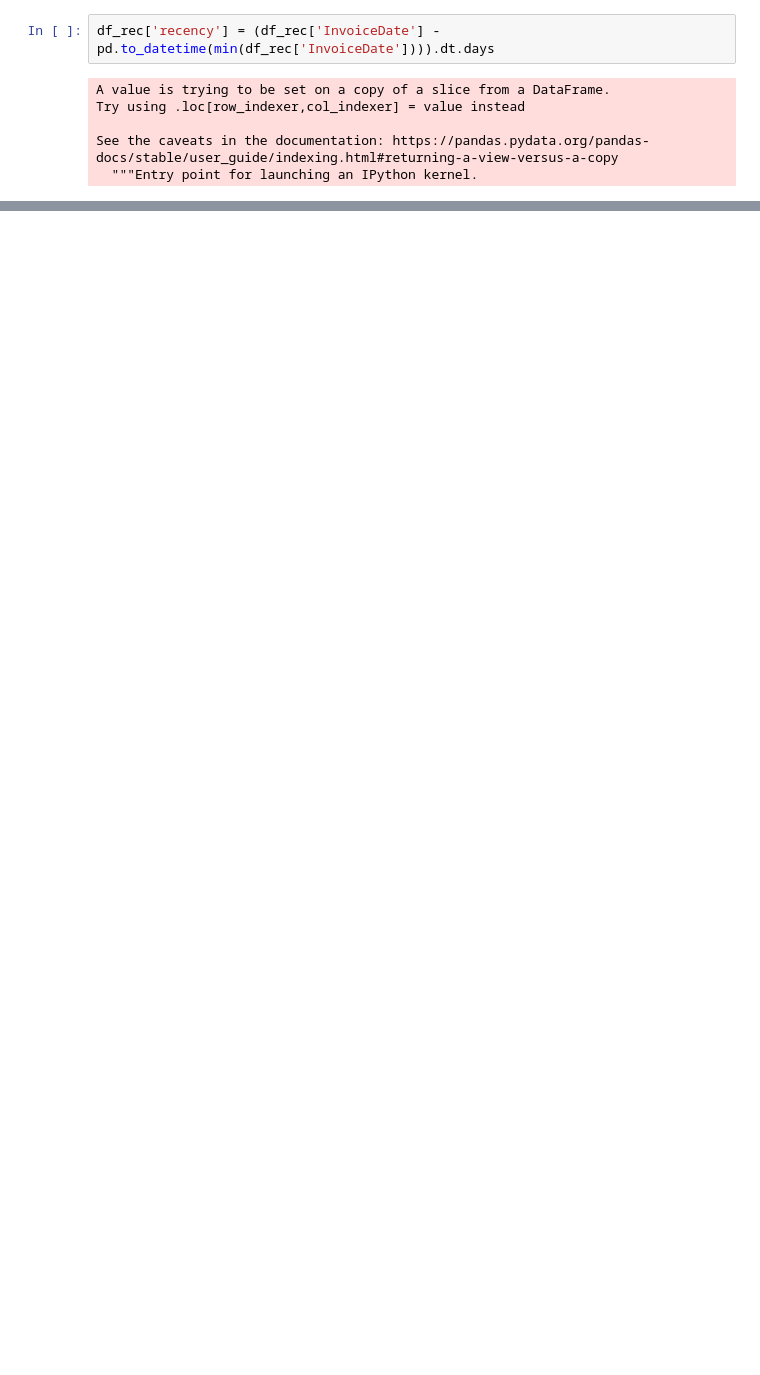
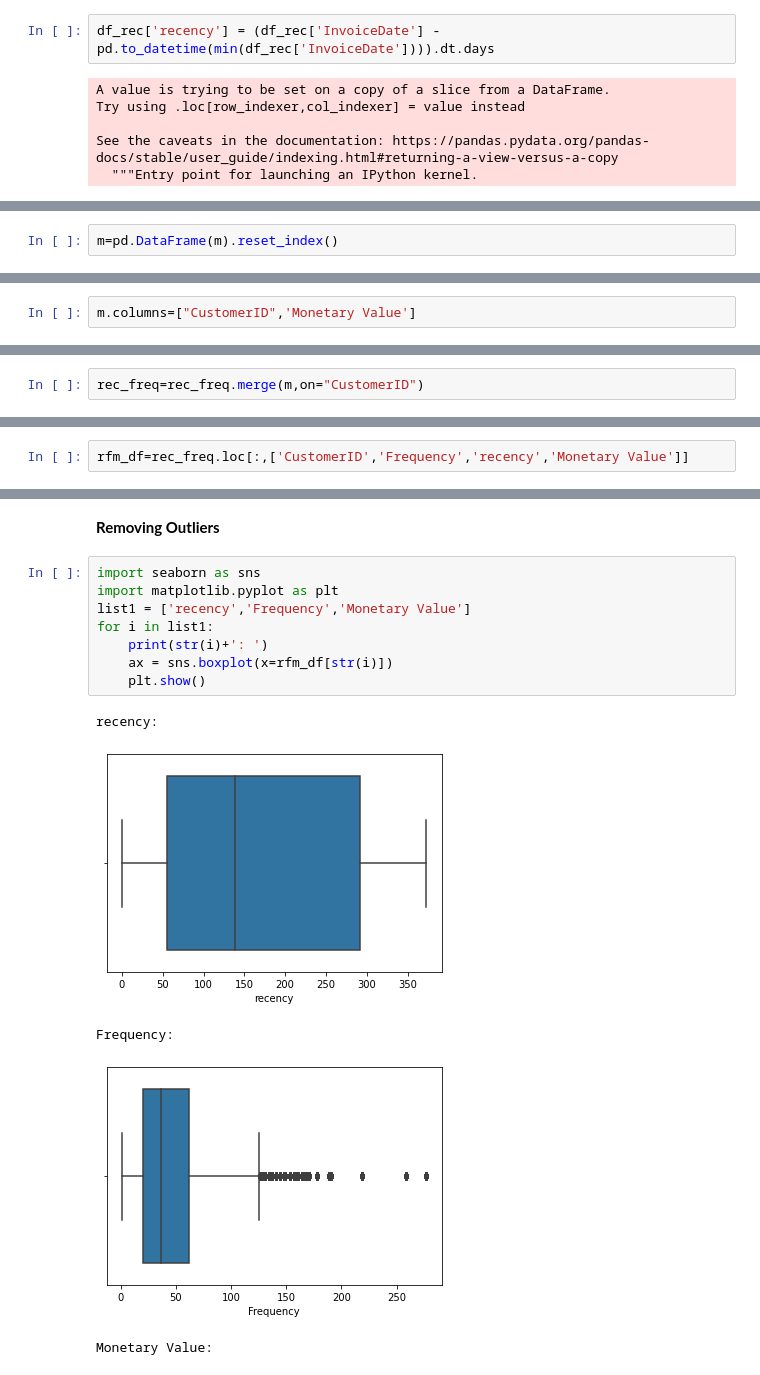
Before and after one commit to dileepyadavns/customer_segmentation, a Jupyter notebook: customer_segmentation.ipynb, the cells around one changed output, grey strips where cells are left out. Cells and saved outputs as stored; diff of their text form; blank space fills up the shorter version.

Commit message:
finding the rfm values

```diff
--- a/customer_segmentation.ipynb
+++ b/customer_segmentation.ipynb
@@ -104,0 +213,2 @@ Name: recency, Length: 541909, dtype: int64
+# %%
+m=pd.DataFrame(m).reset_index()
@@ -104,0 +231,2 @@ Name: recency, Length: 541909, dtype: int64
+# %%
+m.columns=["CustomerID",'Monetary Value']
@@ -104,0 +249,2 @@ Name: recency, Length: 541909, dtype: int64
+# %%
+rec_freq=rec_freq.merge(m,on="CustomerID")
@@ -104,0 +253,2 @@ Name: recency, Length: 541909, dtype: int64
+# %%
+rfm_df=rec_freq.loc[:,['CustomerID','Frequency','recency','Monetary Value']]
@@ -104,0 +271,16 @@ Name: recency, Length: 541909, dtype: int64
+# %% [markdown]
+**Removing Outliers**
+# %%
+import seaborn as sns
+import matplotlib.pyplot as plt
+list1 = ['recency','Frequency','Monetary Value']
+for i in list1:
+    print(str(i)+': ')
+    ax = sns.boxplot(x=rfm_df[str(i)])
+    plt.show()
+# %% [output]
+recency:
+[figure, added]
+Frequency:
+[figure, added]
+Monetary Value:
```
Also changed, not shown: parts of 23 cells of this notebook.
